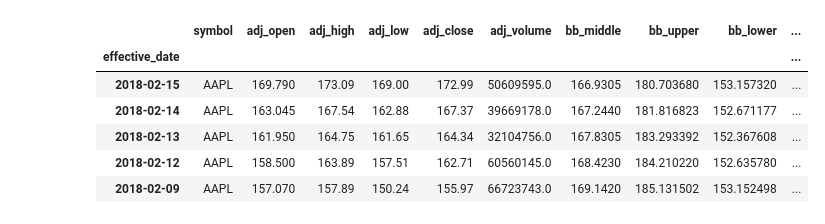
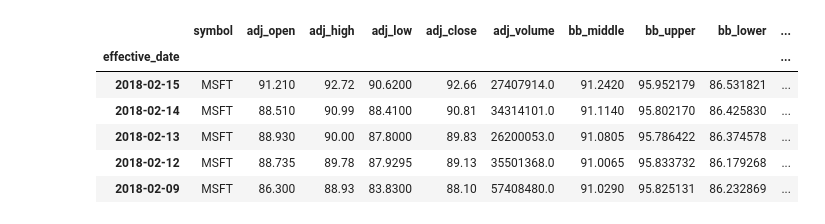
Before and after one commit to MichaelZhangCA/Jupyter.Notebook, a Jupyter notebook: Stock/plotly - multi stock chart.ipynb, the cells around one changed output. Drawn from its saved outputs; the diff is of its cells as text; code cells hidden in the pictures.

```diff
--- a/Stock/plotly - multi stock chart.ipynb
+++ b/Stock/plotly - multi stock chart.ipynb
@@ -13,19 +13,21 @@ def load_stockdata(symbol):
     query = \
     "SELECT stock.*, bb.`sma20` AS bb_middle, bb.`band_upper` AS bb_upper, bb.`band_lower` AS bb_lower, \
     kc.`ema20` AS kc_middle, kc.`atr2_upper` AS kc_2_upper, kc.`atr2_lower` AS kc_2_lower, \
-    kc.`atr3_upper` AS kc_3_upper, kc.`atr3_lower` AS kc_3_lower \
+    kc.`atr3_upper` AS kc_3_upper, kc.`atr3_lower` AS kc_3_lower, \
+    kc.`atr1_upper` AS kc_1_upper, kc.`atr1_lower` AS kc_1_lower \
     FROM \
     ( SELECT * FROM (SELECT symbol, effective_date, `adj_open`, `adj_high`, `adj_low`, `adj_close`, `adj_volume` FROM `market.stock_price` \
       WHERE symbol = '{0}' ORDER BY effective_date DESC LIMIT 300) sub ORDER BY `effective_date` ASC ) stock \
     LEFT JOIN \
     `idc.bollinger_bands` AS bb ON bb.symbol = stock.symbol AND bb.effective_date = stock.effective_date \
     LEFT JOIN \
-    `idc.keltnerchannels` AS kc ON kc.symbol = stock.symbol AND kc.effective_date = stock.effective_date".format(symbol)
+    `idc.keltner_channels` AS kc ON kc.symbol = stock.symbol AND kc.effective_date = stock.effective_date".format(symbol)
 
     cursor.execute(query)
     dfsql = pd.DataFrame(cursor.fetchall(), dtype=np.float)
     dfsql.columns = cursor.column_names
     dfsql.set_index('effective_date', inplace=True)
+    cursor.close()
     return dfsql
 # %%
 def drawChart(df):
@@ -69,16 +71,16 @@ def drawInterChart(df):
     # online chart
     # py.iplot(fig, filename='appl-recession-candlestick')
 # %%
-df = load_stockdata('AAPL')
+df = load_stockdata('MSFT')
 df.head()
 # %% [output]
 |  | symbol | adj_open | adj_high | adj_low | adj_close | adj_volume | bb_middle | bb_upper | bb_lower | ... |
 | effective_date |  |  |  |  |  |  |  |  |  | ... |
-| 2018-02-15 | AAPL | 169.790 | 173.09 | 169.00 | 172.99 | 50609595.0 | 166.9305 | 180.703680 | 153.157320 | ... |
-| 2018-02-14 | AAPL | 163.045 | 167.54 | 162.88 | 167.37 | 39669178.0 | 167.2440 | 181.816823 | 152.671177 | ... |
-| 2018-02-13 | AAPL | 161.950 | 164.75 | 161.65 | 164.34 | 32104756.0 | 167.8305 | 183.293392 | 152.367608 | ... |
-| 2018-02-12 | AAPL | 158.500 | 163.89 | 157.51 | 162.71 | 60560145.0 | 168.4230 | 184.210220 | 152.635780 | ... |
-| 2018-02-09 | AAPL | 157.070 | 157.89 | 150.24 | 155.97 | 66723743.0 | 169.1420 | 185.131502 | 153.152498 | ... |
+| 2018-02-15 | MSFT | 91.210 | 92.72 | 90.6200 | 92.66 | 27407914.0 | 91.2420 | 95.952179 | 86.531821 | ... |
+| 2018-02-14 | MSFT | 88.510 | 90.99 | 88.4100 | 90.81 | 34314101.0 | 91.1140 | 95.802170 | 86.425830 | ... |
+| 2018-02-13 | MSFT | 88.930 | 90.00 | 87.8000 | 89.83 | 26200053.0 | 91.0805 | 95.786422 | 86.374578 | ... |
+| 2018-02-12 | MSFT | 88.735 | 89.78 | 87.9295 | 89.13 | 35501368.0 | 91.0065 | 95.833732 | 86.179268 | ... |
+| 2018-02-09 | MSFT | 86.300 | 88.93 | 83.8300 | 88.10 | 57408480.0 | 91.0290 | 95.825131 | 86.232869 | ... |
 # %%
 def multi_chart(df):
 
```
Also changed, not shown: parts of 1 cell of this notebook, 15 other files.
